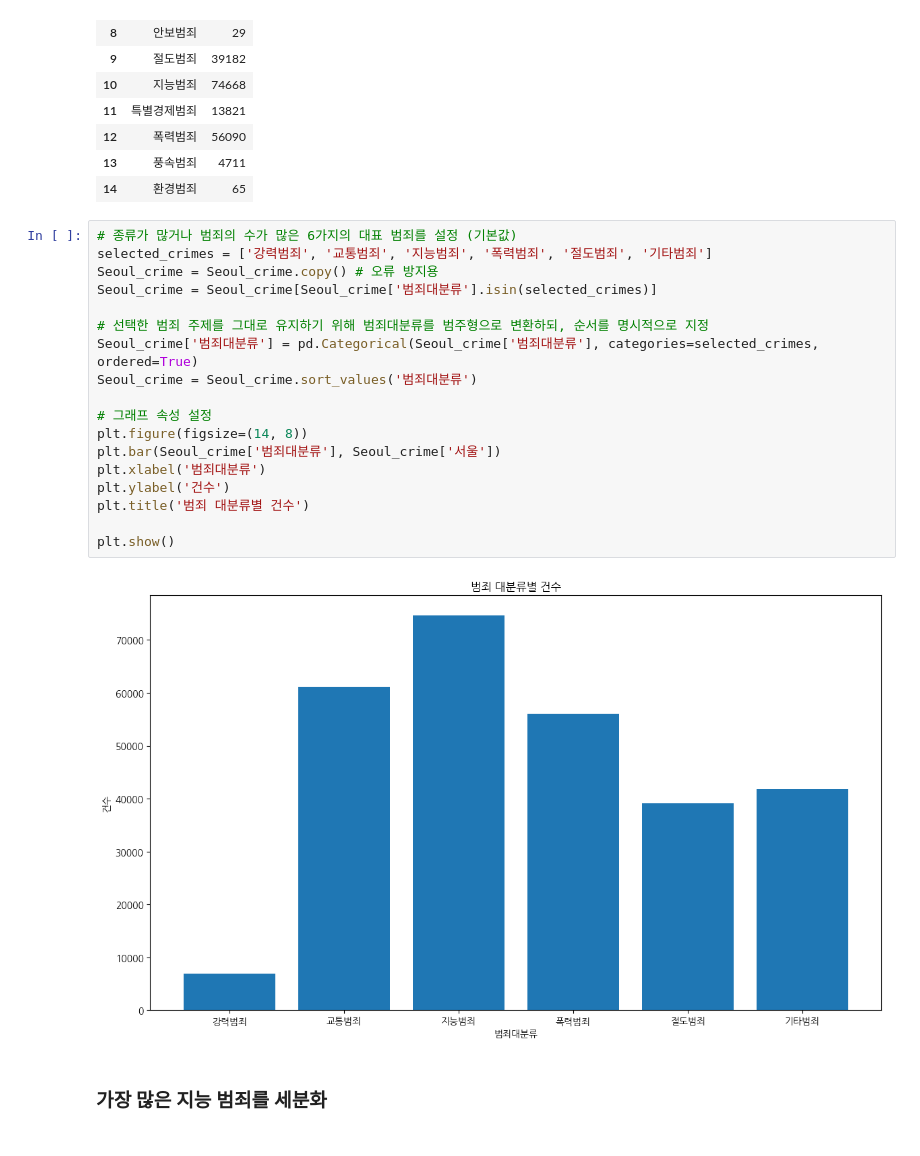
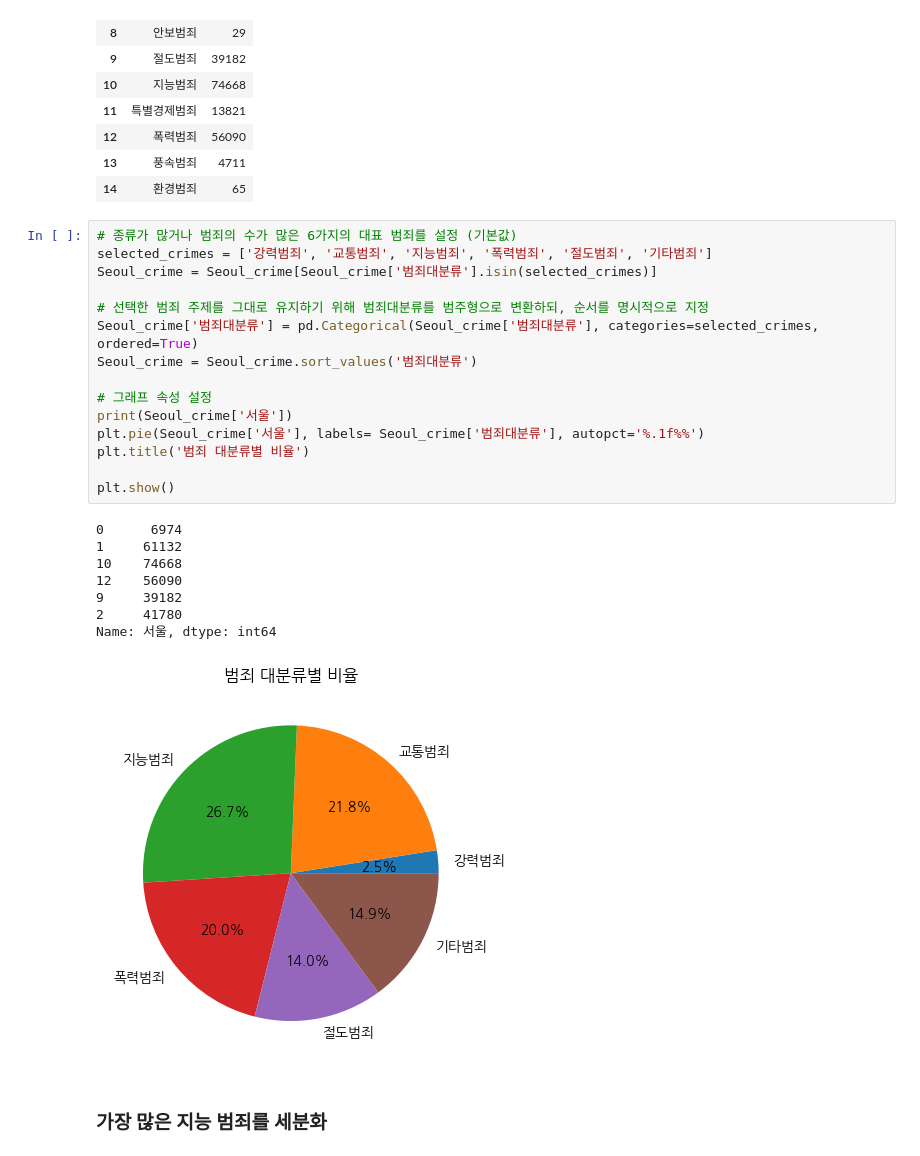
Before and after one commit to akso1234/2024-1-my-BDA, a Jupyter notebook: 범죄_공공데이터_분석.ipynb, the cells around one changed output. Drawn from its saved outputs; the diff is of its cells as text.

```diff
--- a/범죄_공공데이터_분석.ipynb
+++ b/범죄_공공데이터_분석.ipynb
@@ -91,23 +94,27 @@ Seoul_crime
 # %%
 # 종류가 많거나 범죄의 수가 많은 6가지의 대표 범죄를 설정 (기본값)
 selected_crimes = ['강력범죄', '교통범죄', '지능범죄', '폭력범죄', '절도범죄', '기타범죄']
-Seoul_crime = Seoul_crime.copy() # 오류 방지용
 Seoul_crime = Seoul_crime[Seoul_crime['범죄대분류'].isin(selected_crimes)]
 
 # 선택한 범죄 주제를 그대로 유지하기 위해 범죄대분류를 범주형으로 변환하되, 순서를 명시적으로 지정
 Seoul_crime['범죄대분류'] = pd.Categorical(Seoul_crime['범죄대분류'], categories=selected_crimes, ordered=True)
 Seoul_crime = Seoul_crime.sort_values('범죄대분류')
 
 # 그래프 속성 설정
-plt.figure(figsize=(14, 8))
-plt.bar(Seoul_crime['범죄대분류'], Seoul_crime['서울'])
-plt.xlabel('범죄대분류')
-plt.ylabel('건수')
-plt.title('범죄 대분류별 건수')
+print(Seoul_crime['서울'])
+plt.pie(Seoul_crime['서울'], labels= Seoul_crime['범죄대분류'], autopct='%.1f%%')
+plt.title('범죄 대분류별 비율')
 
 plt.show()
 # %% [output]
+0      6974
+1     61132
+10    74668
+12    56090
+9     39182
+2     41780
+Name: 서울, dtype: int64
-[figure, old version]
+[figure, new version]
 # %% [markdown]
 ### 가장 많은 지능 범죄를 세분화
 # %%
```
Also changed, not shown: parts of 5 cells of this notebook.
